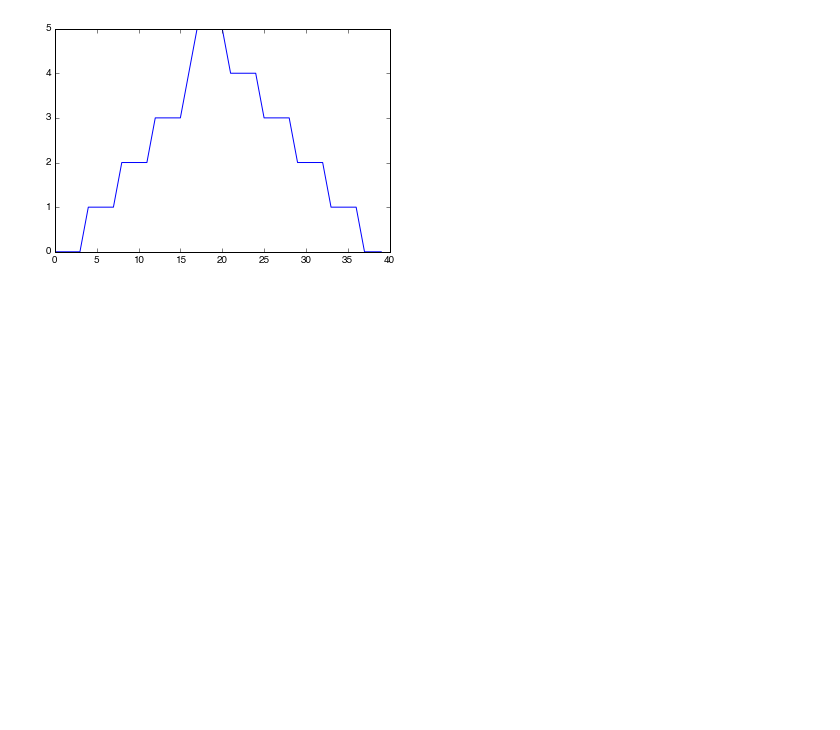
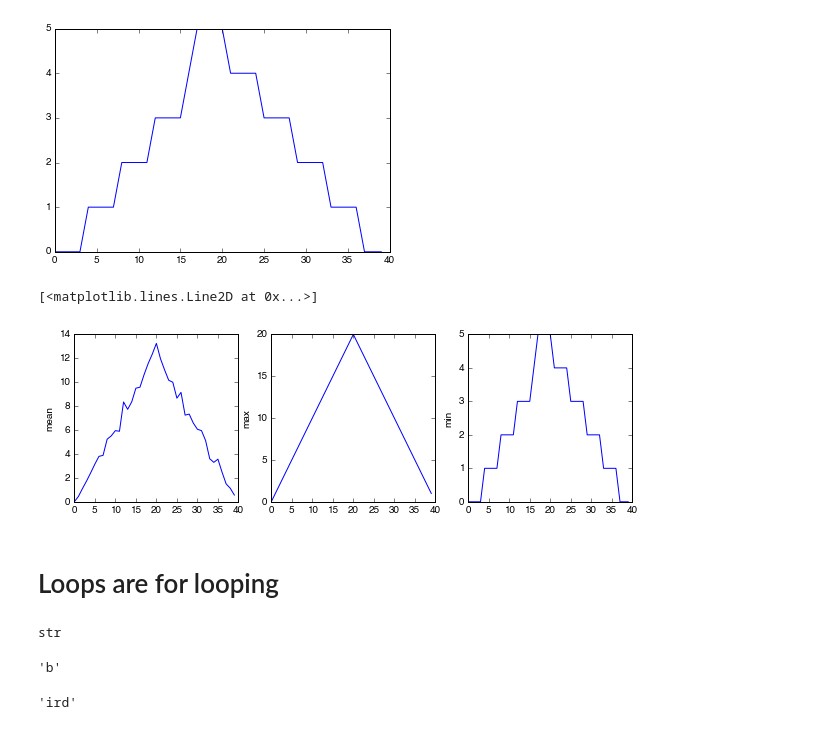
Before and after one commit to dotsdl/swc_asuphysics_python, a Jupyter notebook: Inflmmation_analysis.ipynb, the cells around one changed output. Saved outputs shown, nothing was run; the diff lists cells and outputs as text; code cells hidden in the pictures; blank space fills up the shorter version.

```diff
--- a/Inflmmation_analysis.ipynb
+++ b/Inflmmation_analysis.ipynb
@@ -188,3 +188,23 @@ plt.plot(data.min(axis=0))
 # %% [output]
 [<matplotlib.lines.Line2D at 0x...>]
 [figure]
+# %%
+fig = plt.figure(figsize=(10,3))
+
+ax1 = fig.add_subplot(1, 3, 1)
+ax2 = fig.add_subplot(1, 3, 2)
+ax3 = fig.add_subplot(1, 3, 3)
+
+ax1.set_ylabel('mean')
+ax1.plot(data.mean(axis=0))
+
+ax2.set_ylabel('max')
+ax2.plot(data.max(axis=0))
+
+ax3.set_ylabel('min')
+ax3.plot(data.min(axis=0))
+# %% [output]
+[<matplotlib.lines.Line2D at 0x...>]
+[figure, added]
+# %% [markdown]
+# Loops are for looping
@@ -190,0 +213,12 @@ plt.plot(data.min(axis=0))
+# %%
+type(word)
+# %% [output]
+str
+# %%
+word[0]
+# %% [output]
+'b'
+# %%
+word[1:]
+# %% [output]
+'ird'
```
Also changed, not shown: parts of 4 cells of this notebook.
